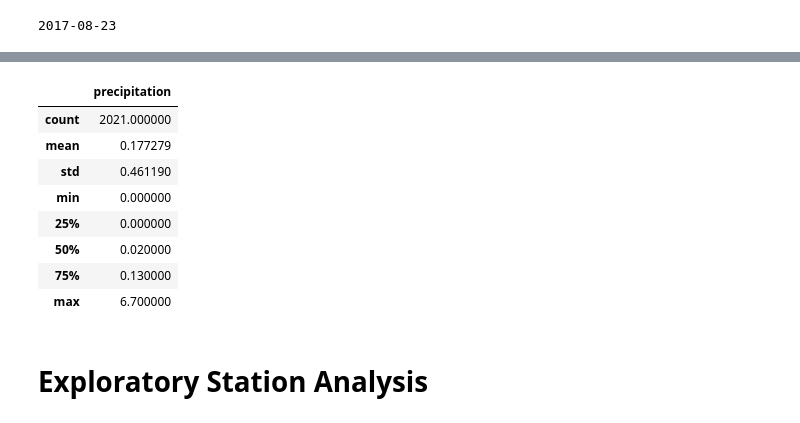
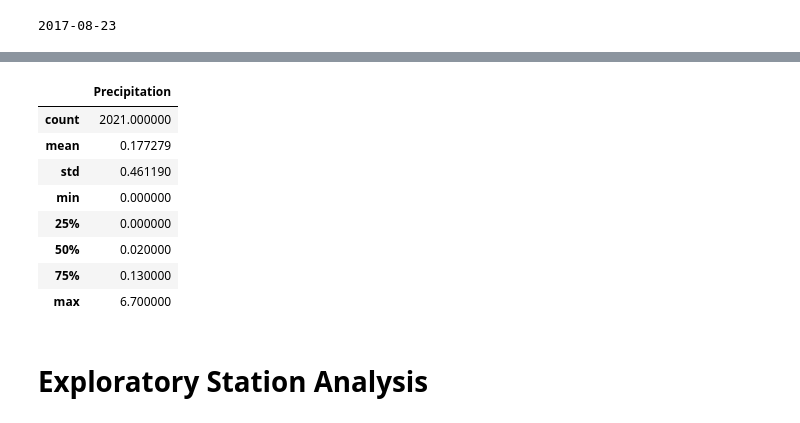
Before and after one commit to aferrodelgado/sqlalchemy-challenge, a Jupyter notebook: climate_starter.ipynb, the cells around one changed output, grey strips where cells are left out. Cells and saved outputs as stored; diff of their text form; code cells hidden in the pictures.

Commit message:
updating with exploratory precipitation analysis

```diff
--- a/climate_starter.ipynb
+++ b/climate_starter.ipynb
@@ -40,8 +66,10 @@ session = Session(engine)
 # Exploratory Precipitation Analysis
 # %%
 # Find the most recent date in the data set.
-most_recent_date = session.query(func.max(Measurement.date)).scalar()
-print(most_recent_date)
+for row in session.query(Measurement.date).order_by(Measurement.date.desc()).limit(1):
+    most_recent_date = row.date
+    most_recent_date = dt.datetime.strptime(most_recent_date, '%Y-%m-%d').date()
+    print(most_recent_date)
 # %% [output]
 2017-08-23
 # %%
@@ -49,16 +77,6 @@ print(most_recent_date)
 # Starting from the most recent data point in the database.
 
 # Calculate the date one year from the last date in data set.
-
-
-# Perform a query to retrieve the data and precipitation scores
-
-
-# Save the query results as a Pandas DataFrame. Explicitly set the column names
-
-
-# Sort the dataframe by date
-
-
-# Use Pandas Plotting with Matplotlib to plot the data
+one_year_ago = most_recent_date - dt.timedelta(days=365)
+print(one_year_ago)
 # %% [output]
@@ -66,0 +84,21 @@ Text(0, 0.5, 'Inches')
+# %%
+# Perform a query to retrieve the data and precipitation scores
+precipitation_data = session.query(Measurement.date, Measurement.prcp).\
+    filter(Measurement.date >= one_year_ago).\
+    order_by(Measurement.date).all()
+# %%
+# Save the query results as a Pandas DataFrame. Explicitly set the column names
+precipitation_df = pd.DataFrame(precipitation_data, columns =['Date', 'Precipitation'])
+
+# Sort the dataframe by date
+precipitation_df = precipitation_df.sort_values(by='Date')
+
+# Use Pandas Plotting with Matplotlib to plot the data
+precipitation_df.plot(x='Date', y='Precipitation', figsize=(7, 5), legend=True)
+plt.xlabel("Date")
+plt.ylabel("Inches")
+plt.xticks(rotation=90)
+plt.grid(True)
+plt.legend(['precipitation'], loc='upper center', bbox_to_anchor=(.5, 1), fontsize=15)
+plt.tight_layout
+plt.show()
@@ -67,7 +107,9 @@ Text(0, 0.5, 'Inches')
 # %%
 # Use Pandas to calculate the summary statistics for the precipitation data
+precipitation_summary = pd.DataFrame(precipitation_df['Precipitation'].describe())
+precipitation_summary
 # %% [output]
-|  | precipitation |
+|  | Precipitation |
 | count | 2021.000000 |
 | mean | 0.177279 |
 | std | 0.461190 |
```
Also changed, not shown: parts of 7 cells of this notebook.
